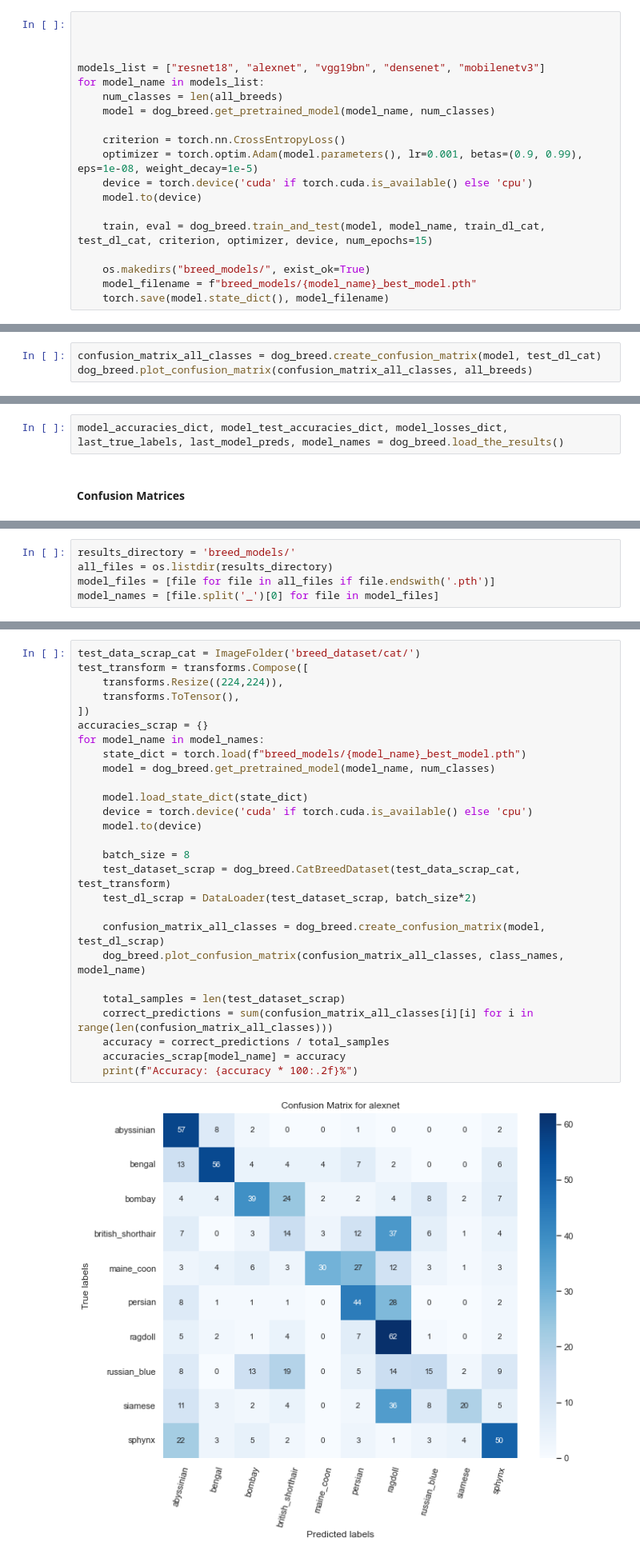
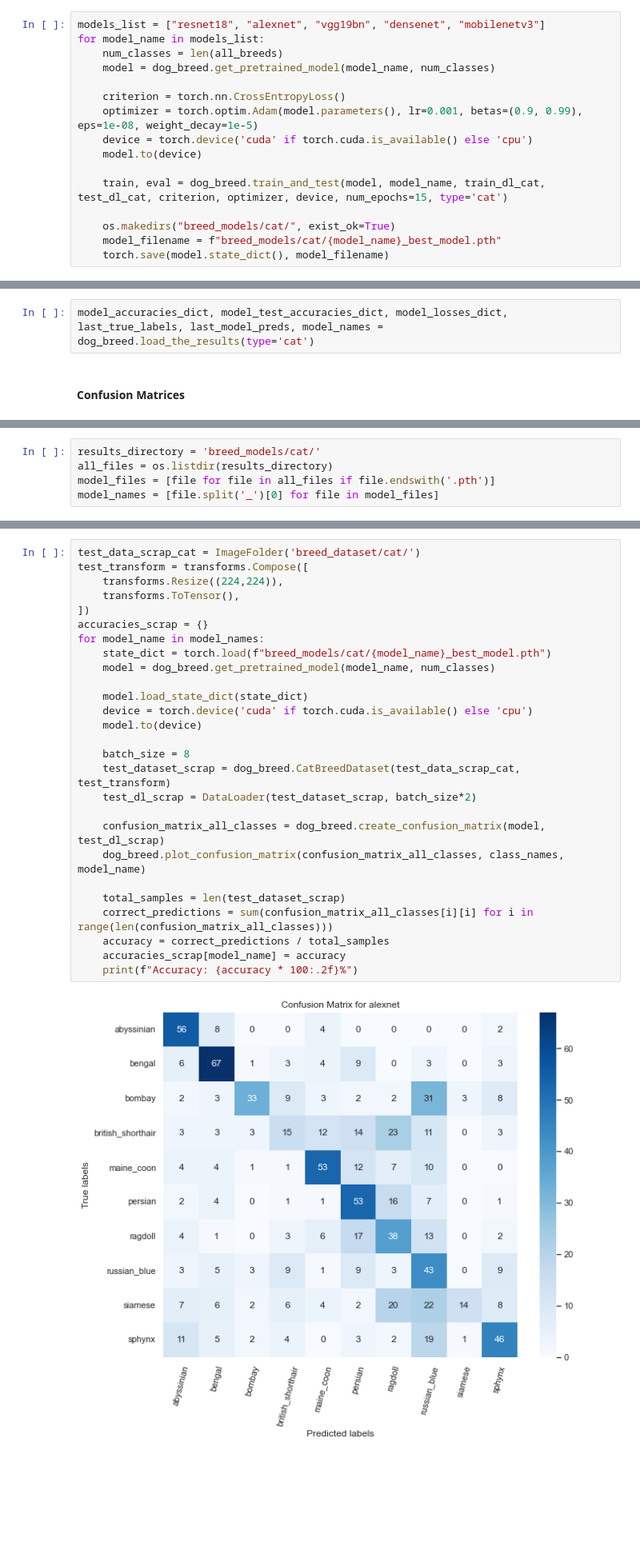
Before and after one commit to oguzaliarslan/pet_classification, a Jupyter notebook: breed_classification.ipynb, the cells around one changed output, grey strips where cells are left out. Shown at 80% size. Drawn from its saved outputs; the diff is of its cells as text; blank space fills up the shorter version.

Commit message:
result analysis

```diff
--- a/breed_classification.ipynb
+++ b/breed_classification.ipynb
@@ -379,9 +477,6 @@ plt.imshow(img.permute(1,2,0))
 # %% [markdown]
 #### Actual training
 # %%
-
-
-
 models_list = ["resnet18", "alexnet", "vgg19bn", "densenet", "mobilenetv3"]
 for model_name in models_list:
     num_classes = len(all_breeds)
@@ -392,10 +487,10 @@ for model_name in models_list:
     device = torch.device('cuda' if torch.cuda.is_available() else 'cpu')
     model.to(device)
 
-    train, eval = dog_breed.train_and_test(model, model_name, train_dl_cat, test_dl_cat, criterion, optimizer, device, num_epochs=15)
+    train, eval = dog_breed.train_and_test(model, model_name, train_dl_cat, test_dl_cat, criterion, optimizer, device, num_epochs=15, type='cat')
 
-    os.makedirs("breed_models/", exist_ok=True)
-    model_filename = f"breed_models/{model_name}_best_model.pth"
+    os.makedirs("breed_models/cat/", exist_ok=True)
+    model_filename = f"breed_models/cat/{model_name}_best_model.pth"
     torch.save(model.state_dict(), model_filename)
 # %% [output]
 Epoch 1/15
@@ -436,3 +530,0 @@ Epoch 12/15
-# %%
-confusion_matrix_all_classes = dog_breed.create_confusion_matrix(model, test_dl_cat)
-dog_breed.plot_confusion_matrix(confusion_matrix_all_classes, all_breeds)
@@ -441,7 +531,7 @@ dog_breed.plot_confusion_matrix(confusion_matrix_all_classes, all_breeds)
 # %% [markdown]
 ### Result Analysis
 # %%
-model_accuracies_dict, model_test_accuracies_dict, model_losses_dict, last_true_labels, last_model_preds, model_names = dog_breed.load_the_results()
+model_accuracies_dict, model_test_accuracies_dict, model_losses_dict, last_true_labels, last_model_preds, model_names = dog_breed.load_the_results(type='cat')
 # %% [markdown]
 #### Confusion Matrices
 # %%
@@ -565,7 +655,7 @@ class_names = [
     'ragdoll', 'russian_blue', 'siamese', 'sphynx'
 ]
 # %%
-results_directory = 'breed_models/'
+results_directory = 'breed_models/cat/'
 all_files = os.listdir(results_directory)
 model_files = [file for file in all_files if file.endswith('.pth')]
 model_names = [file.split('_')[0] for file in model_files]
@@ -574,29 +662,29 @@ model_names = [file.split('_')[0] for file in model_files]
 # %%
 test_data_scrap_cat = ImageFolder('breed_dataset/cat/')
 test_transform = transforms.Compose([
     transforms.Resize((224,224)),
     transforms.ToTensor(),
 ])
 accuracies_scrap = {}
 for model_name in model_names:
-    state_dict = torch.load(f"breed_models/{model_name}_best_model.pth")
+    state_dict = torch.load(f"breed_models/cat/{model_name}_best_model.pth")
     model = dog_breed.get_pretrained_model(model_name, num_classes)
 
     model.load_state_dict(state_dict)
     device = torch.device('cuda' if torch.cuda.is_available() else 'cpu')
     model.to(device)
 
     batch_size = 8
     test_dataset_scrap = dog_breed.CatBreedDataset(test_data_scrap_cat, test_transform)
     test_dl_scrap = DataLoader(test_dataset_scrap, batch_size*2)
 
     confusion_matrix_all_classes = dog_breed.create_confusion_matrix(model, test_dl_scrap)
     dog_breed.plot_confusion_matrix(confusion_matrix_all_classes, class_names, model_name)
 
     total_samples = len(test_dataset_scrap)
     correct_predictions = sum(confusion_matrix_all_classes[i][i] for i in range(len(confusion_matrix_all_classes)))
     accuracy = correct_predictions / total_samples
     accuracies_scrap[model_name] = accuracy
     print(f"Accuracy: {accuracy * 100:.2f}%")
 # %% [output]
-[figure, old version]
+[figure, new version]
```
Also changed, not shown: parts of 43 cells of this notebook, 16 other files.
